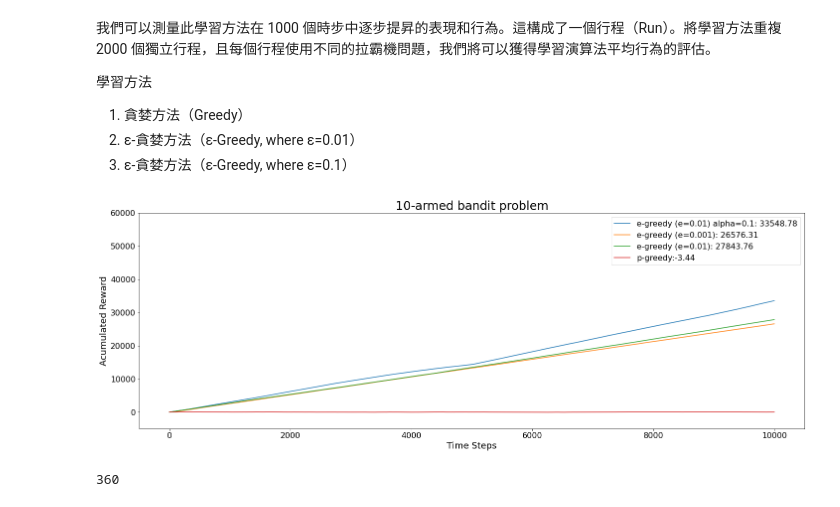
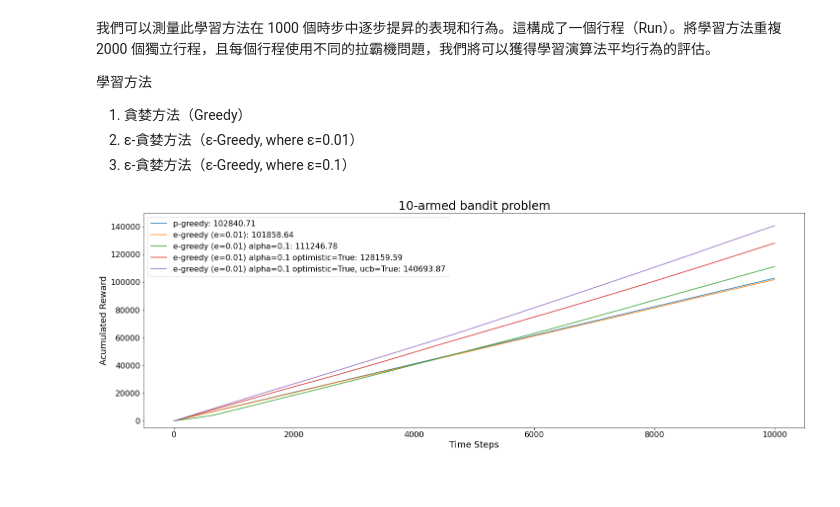
Before and after one commit to Ratherman/Reinforcement-Learning, a Jupyter notebook: CH2.ipynb, the cells around one changed output. Saved outputs shown, nothing was run; the diff lists cells and outputs as text; code cells hidden in the pictures; blank space fills up the shorter version.

```diff
--- a/CH2.ipynb
+++ b/CH2.ipynb
@@ -83,7 +70,7 @@ plt.show()
 import random
 
 # 初始化
-def init_entity(upgrade=False):
+def init_entity(upgrade=False, optimistic=False):
     reward_record = list()
     acc_reward_record = list()
     action_record = list()
@@ -94,8 +81,10 @@ def init_entity(upgrade=False):
         _idx = f"_{idx}"
         count[_idx] = 0
         reward_memo[_idx] = list()
-        reward_deci[_idx] = -999.0
-
+        if optimistic == False:
+            reward_deci[_idx] = -999.0
+        else:
+            reward_deci[_idx] = 999
     if not upgrade:
         # packup
         entity = {
@@ -131,7 +120,7 @@ def greedy_method(mode, steps, entity, epsilon=None, upgrade=False, same_action_
     reward_deci = entity["reward_deci"]
 
     # (隨機地)拉 100 次搖桿 vs. (有意識地)拉 900 次搖桿
-    for _ in range(steps): # 100
+    for t in range(steps): # 100
 
         if not same_action_value:
             change_action_values_true()
@@ -148,6 +137,15 @@ def greedy_method(mode, steps, entity, epsilon=None, upgrade=False, same_action_
                 action_idx = int(random.randint(0, 9))
             else:
                 action_idx = np.argmax(list(reward_deci.values()))
+        elif mode == "UCB": # upper confidence bound
+            ucb_list = list()
+            c = 1
+            for i in range(10):
+                #print(reward_deci)
+                i_str = f"_{i}"
+                ucb = reward_deci[i_str] + c * np.sqrt(t/(1e-6+count[i_str]))
+                ucb_list.append(ucb)
+            action_idx = np.argmax(ucb_list)
 
 
         key_idx = f"_{action_idx}"
@@ -198,43 +196,43 @@ def greedy_method(mode, steps, entity, epsilon=None, upgrade=False, same_action_
 # %%
 import matplotlib.pyplot as plt
 
 # Greedy: Explore "3" steps, Exploit "10000-3" steps
-entity_greedy = init_entity()
+entity_greedy = init_entity(optimistic=False)
 explore_steps = 3
 entity_greedy = greedy_method(mode="explore", steps=explore_steps, entity=entity_greedy)
 entity_greedy = greedy_method(mode="exploit", steps=10000-explore_steps, entity=entity_greedy)
 
-# Epsilon Greedy: 'e' % Explore, '1-e' % Exploit
-entity_e_greedy_001 = init_entity()
-entity_e_greedy_001 = greedy_method(mode="explore", steps=explore_steps, entity=entity_e_greedy_001)
-entity_e_greedy_001 = greedy_method(mode="epsilon", steps=10000-explore_steps, entity=entity_e_greedy_001, epsilon=0.001)
-
-entity_e_greedy_01 = init_entity()
+entity_e_greedy_01 = init_entity(optimistic=False)
 entity_e_greedy_01 = greedy_method(mode="explore", steps=explore_steps, entity=entity_e_greedy_01)
 entity_e_greedy_01 = greedy_method(mode="epsilon", steps=10000-explore_steps, entity=entity_e_greedy_01, epsilon=0.01)
 
-entity_e_greedy_01_alpha = init_entity()
+entity_e_greedy_01_alpha = init_entity(optimistic=False)
 entity_e_greedy_01_alpha = greedy_method(mode="explore", steps=explore_steps, entity=entity_e_greedy_01_alpha, same_action_value=False)
 entity_e_greedy_01_alpha = greedy_method(mode="epsilon", steps=10000-explore_steps, entity=entity_e_greedy_01_alpha, epsilon=0.01, same_action_value=False)
 
+entity_e_greedy_01_alpha_opt = init_entity(optimistic=True)
+entity_e_greedy_01_alpha_opt = greedy_method(mode="explore", steps=explore_steps, entity=entity_e_greedy_01_alpha_opt, same_action_value=False)
+entity_e_greedy_01_alpha_opt = greedy_method(mode="epsilon", steps=10000-explore_steps, entity=entity_e_greedy_01_alpha_opt, epsilon=0.01, same_action_value=False)
+
+entity_e_greedy_01_alpha_opt_ucb = init_entity(optimistic=True)
+entity_e_greedy_01_alpha_opt_ucb = greedy_method(mode="explore", steps=explore_steps, entity=entity_e_greedy_01_alpha_opt_ucb, same_action_value=False)
+entity_e_greedy_01_alpha_opt_ucb = greedy_method(mode="UCB", steps=10000-explore_steps, entity=entity_e_greedy_01_alpha_opt_ucb, epsilon=0.01, same_action_value=False)
+
 plt.figure(figsize=(24, 8))
 
+plt.plot(entity_greedy["acc_reward_record"], label=f"p-greedy: {round(entity_greedy['acc_reward_record'][-1], 2)}")
+plt.plot(entity_e_greedy_01["acc_reward_record"], label=f"e-greedy (e=0.01): {round(entity_e_greedy_01['acc_reward_record'][-1], 2)}")
 plt.plot(entity_e_greedy_01_alpha["acc_reward_record"], label=f"e-greedy (e=0.01) alpha=0.1: {round(entity_e_greedy_01_alpha['acc_reward_record'][-1], 2)}")
-plt.plot(entity_e_greedy_001["acc_reward_record"], label=f"e-greedy (e=0.001): {round(entity_e_greedy_001['acc_reward_record'][-1], 2)}")
-plt.plot(entity_e_greedy_01["acc_reward_record"], label=f"e-greedy (e=0.01): {round(entity_e_greedy_01['acc_reward_record'][-1], 2)}")
-plt.plot(entity_greedy["acc_reward_record"], label=f"p-greedy:{round(entity_greedy['acc_reward_record'][-1], 2)}")
+plt.plot(entity_e_greedy_01_alpha_opt["acc_reward_record"], label=f"e-greedy (e=0.01) alpha=0.1 optimistic=True: {round(entity_e_greedy_01_alpha_opt['acc_reward_record'][-1], 2)}")
+plt.plot(entity_e_greedy_01_alpha_opt_ucb["acc_reward_record"], label=f"e-greedy (e=0.01) alpha=0.1 optimistic=True, ucb=True: {round(entity_e_greedy_01_alpha_opt_ucb['acc_reward_record'][-1], 2)}")
+
 plt.legend(fontsize=16)
 plt.title("10-armed bandit problem", fontsize=24)
 plt.xlabel("Time Steps", fontsize=18)
 plt.ylabel("Acumulated Reward",fontsize=18)
-plt.ylim([-5000, 60000])
+plt.ylim([-5000, 150000])
 plt.xticks(fontsize=16)
 plt.yticks(fontsize=16)
 plt.show()
 # %% [output]
-[figure, old version]
+[figure, new version]
-# %%
-import sys
-print(sys.getsizeof(entity_e_greedy_001))
-# %% [output]
-360
```
Also changed, not shown: parts of 7 cells of this notebook, 1 other file.
